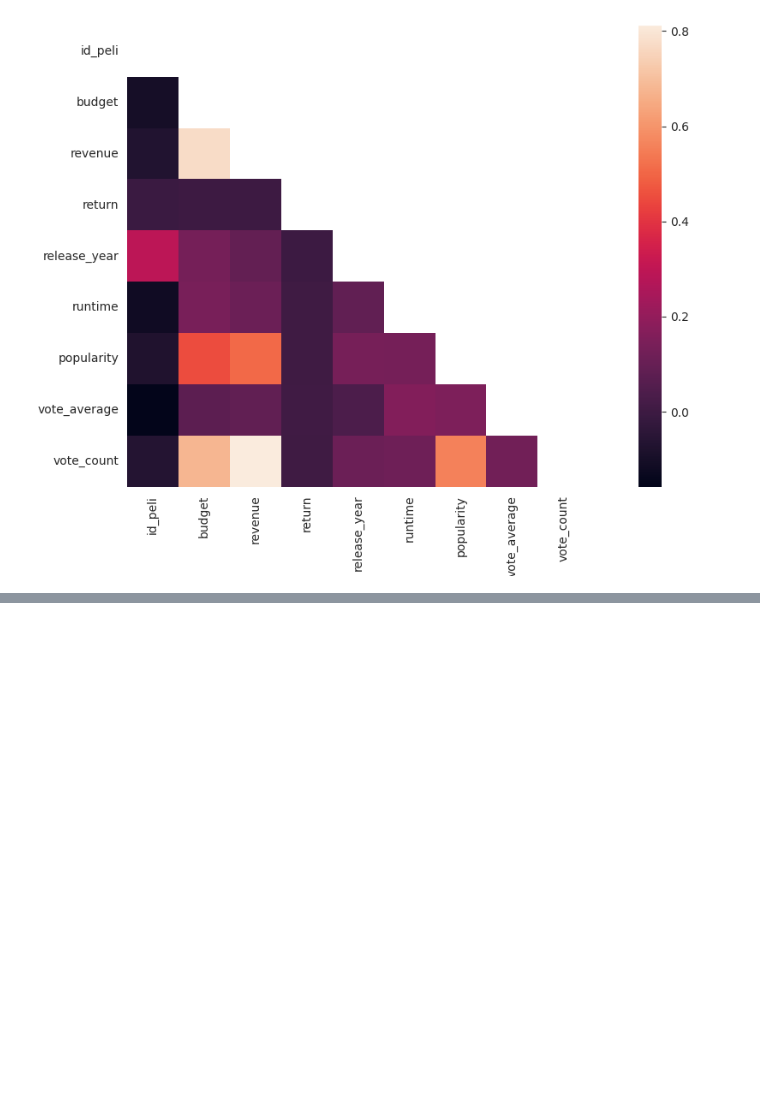
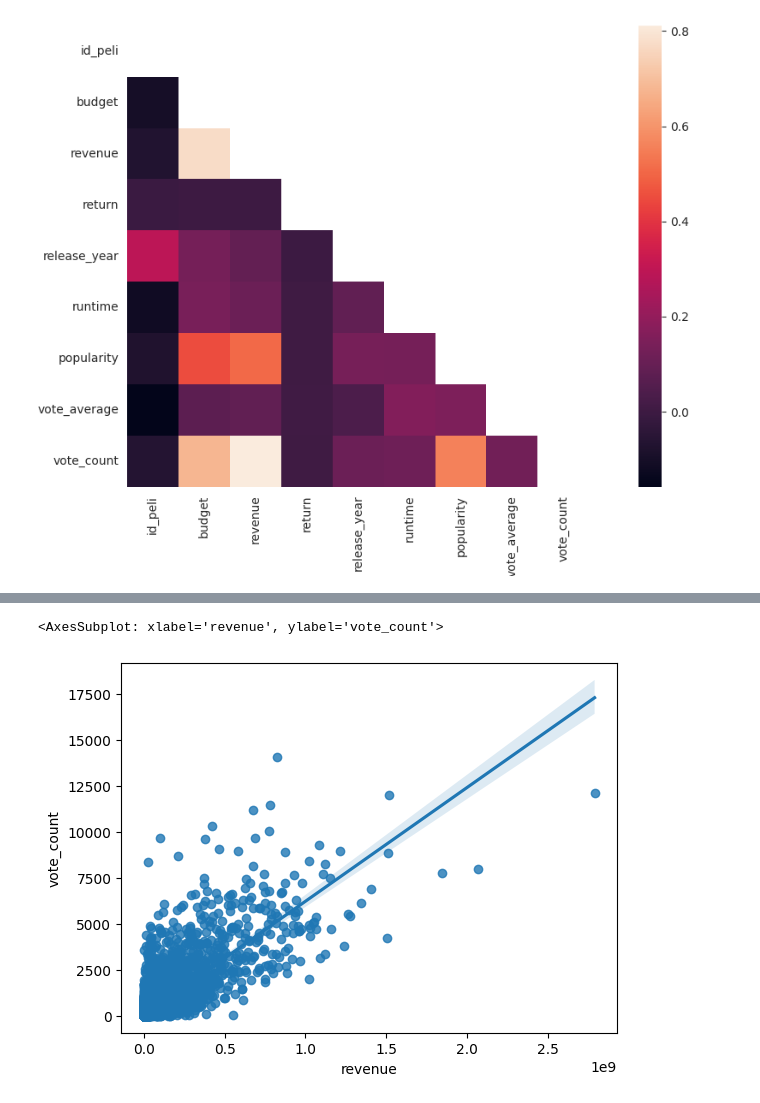
Before and after one commit to Tinmarian/PI1_MLOps_HENRY, a Jupyter notebook: EDA/EDA.ipynb, the cells around one changed output, grey strips where cells are left out. Drawn from its saved outputs; the diff is of its cells as text; code cells hidden in the pictures; blank space fills up the shorter version.

```diff
--- a/EDA/EDA.ipynb
+++ b/EDA/EDA.ipynb
@@ -132,0 +258,6 @@ genero.genero.unique()
+# %%
+# Ahora veamos gráficamente estas relaciones.
+sns.regplot(x=df.revenue,y=df.vote_count)
+# %% [output]
+<AxesSubplot: xlabel='revenue', ylabel='vote_count'>
+[figure, added]
```
Also changed, not shown: parts of 25 cells of this notebook, 1 other file.
